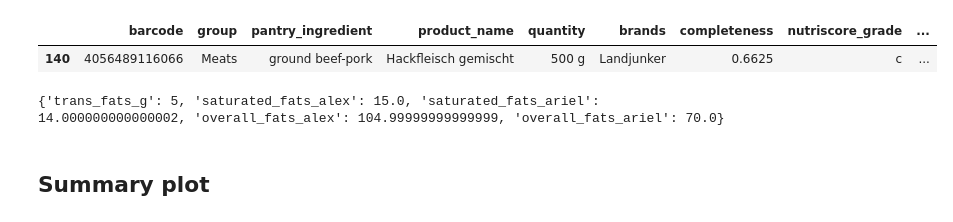
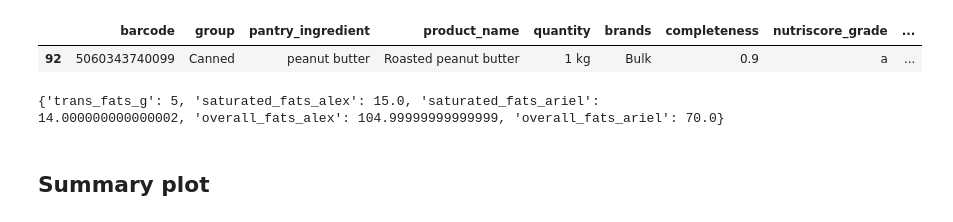
Before and after one commit to ArBridgeman/aurorianclouds, a Jupyter notebook: sous-chef/analysis/nutrition/basic_plots.ipynb, the cells around one changed output. Cells and saved outputs as stored; diff of their text form; code cells hidden in the pictures.

Commit message:
Update: nutrition plots and new tables.

```diff
--- a/sous-chef/analysis/nutrition/basic_plots.ipynb
+++ b/sous-chef/analysis/nutrition/basic_plots.ipynb
@@ -26,5 +49,5 @@ nutri_df.head()
 # %%
-nutri_df[nutri_df.pantry_ingredient.str.contains("ground beef-pork")]
+nutri_df[nutri_df.pantry_ingredient.str.contains("peanut")]
 # %% [output]
 |  | barcode | group | pantry_ingredient | product_name | quantity | brands | completeness | nutriscore_grade | ... |
-| 140 | 4056489116066 | Meats | ground beef-pork | Hackfleisch gemischt | 500 g | Landjunker | 0.6625 | c | ... |
+| 92 | 5060343740099 | Canned | peanut butter | Roasted peanut butter | 1 kg | Bulk | 0.9 | a | ... |
```
Also changed, not shown: parts of 13 cells of this notebook, 3 other files.
